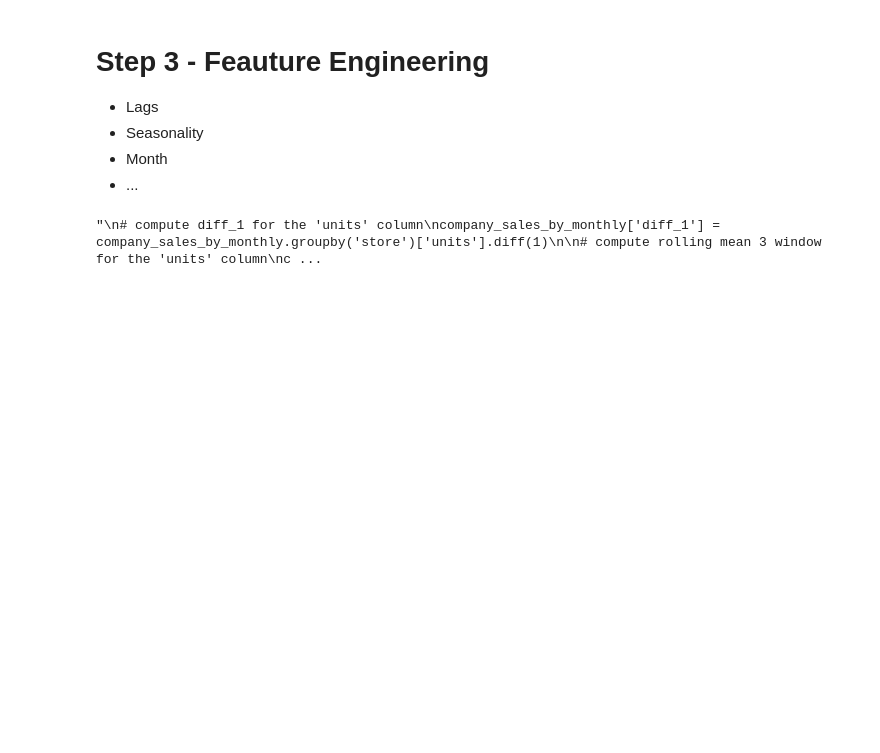
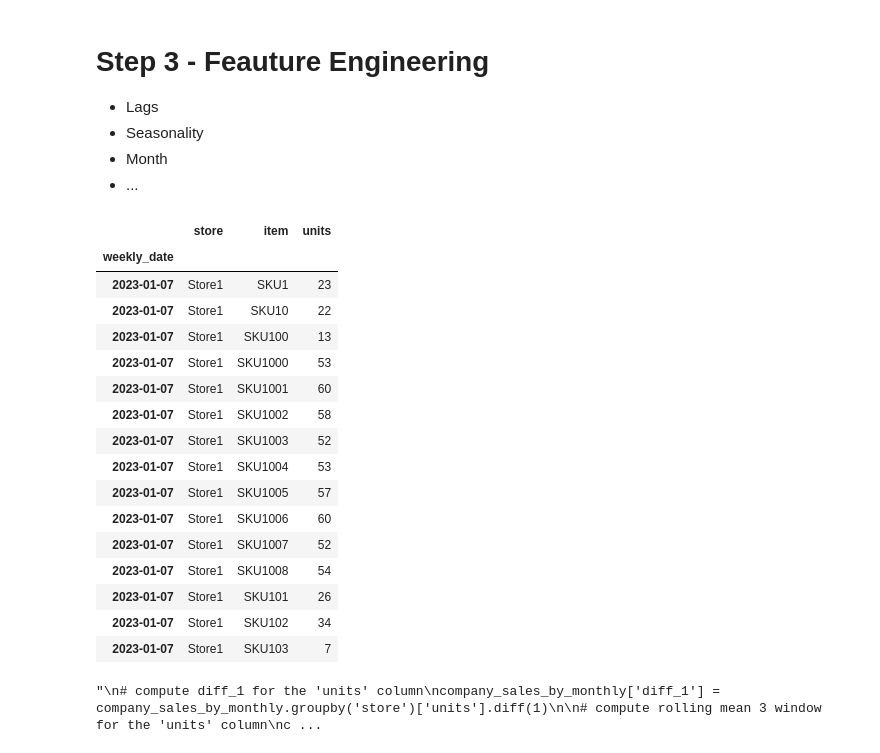
Before and after one commit to superpanditas/Quinio, a Jupyter notebook: [Forecasting_Units]_By_Stores_and_Items.ipynb, the cells around one changed output. Cells and saved outputs as stored; diff of their text form; code cells hidden in the pictures; blank space fills up the shorter version.

```diff
--- a/[Forecasting_Units]_By_Stores_and_Items.ipynb
+++ b/[Forecasting_Units]_By_Stores_and_Items.ipynb
@@ -287,3 +324,23 @@ for store_name, store_data in company_sales_23_vs_24.groupby('store'):
+# %%
+weekly_sales_by_store.head(15)
+# %% [output]
+|  | store | item | units |
+| weekly_date |  |  |  |
+| 2023-01-07 | Store1 | SKU1 | 23 |
+| 2023-01-07 | Store1 | SKU10 | 22 |
+| 2023-01-07 | Store1 | SKU100 | 13 |
+| 2023-01-07 | Store1 | SKU1000 | 53 |
+| 2023-01-07 | Store1 | SKU1001 | 60 |
+| 2023-01-07 | Store1 | SKU1002 | 58 |
+| 2023-01-07 | Store1 | SKU1003 | 52 |
+| 2023-01-07 | Store1 | SKU1004 | 53 |
+| 2023-01-07 | Store1 | SKU1005 | 57 |
+| 2023-01-07 | Store1 | SKU1006 | 60 |
+| 2023-01-07 | Store1 | SKU1007 | 52 |
+| 2023-01-07 | Store1 | SKU1008 | 54 |
+| 2023-01-07 | Store1 | SKU101 | 26 |
+| 2023-01-07 | Store1 | SKU102 | 34 |
+| 2023-01-07 | Store1 | SKU103 | 7 |
 # %%
 # Add exponential moving average to capture trend in the short-term
 # company_sales_by_monthly['rolling_mean_3'] = np.round(company_sales_by_monthly['units'].rolling(window=3).mean(),2)
```
Also changed, not shown: parts of 14 cells of this notebook.
